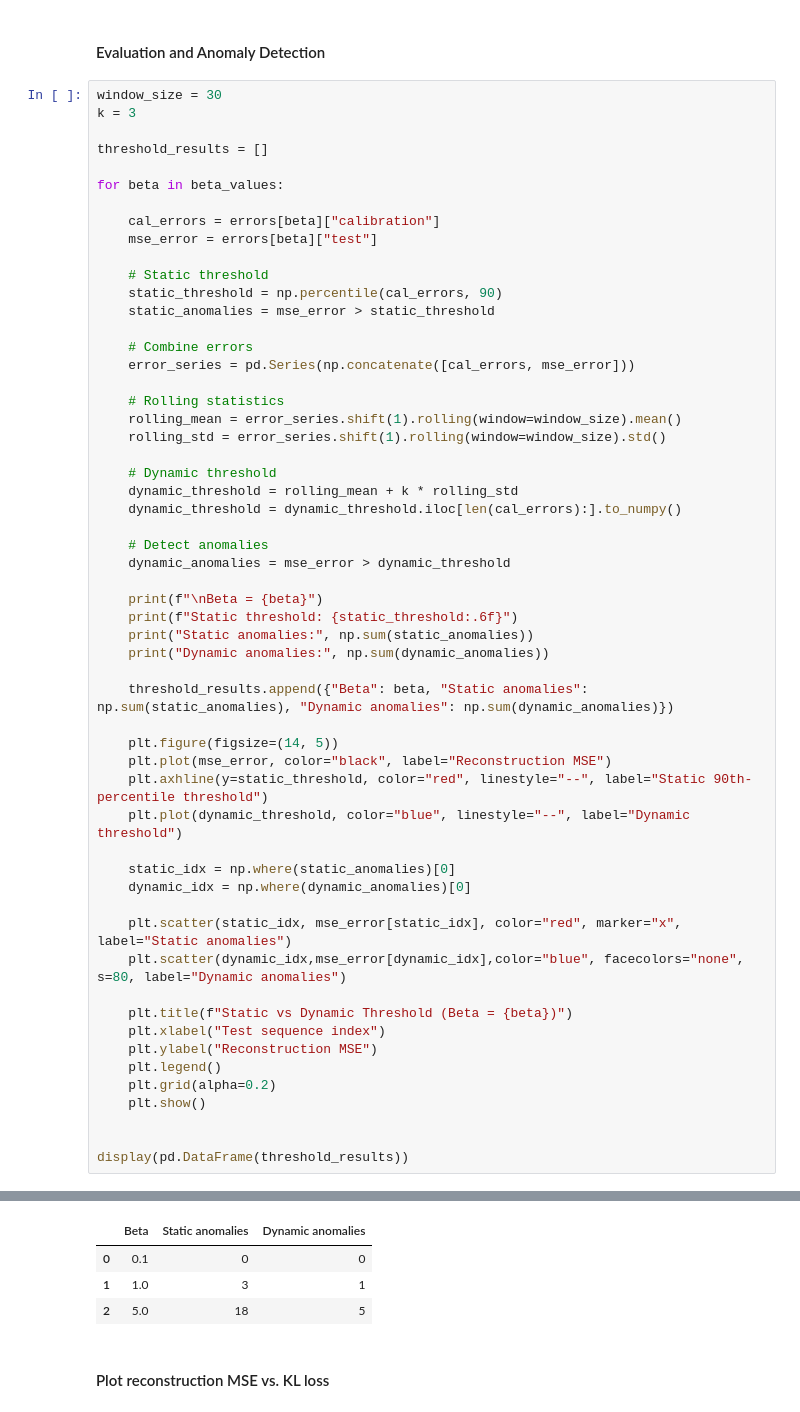
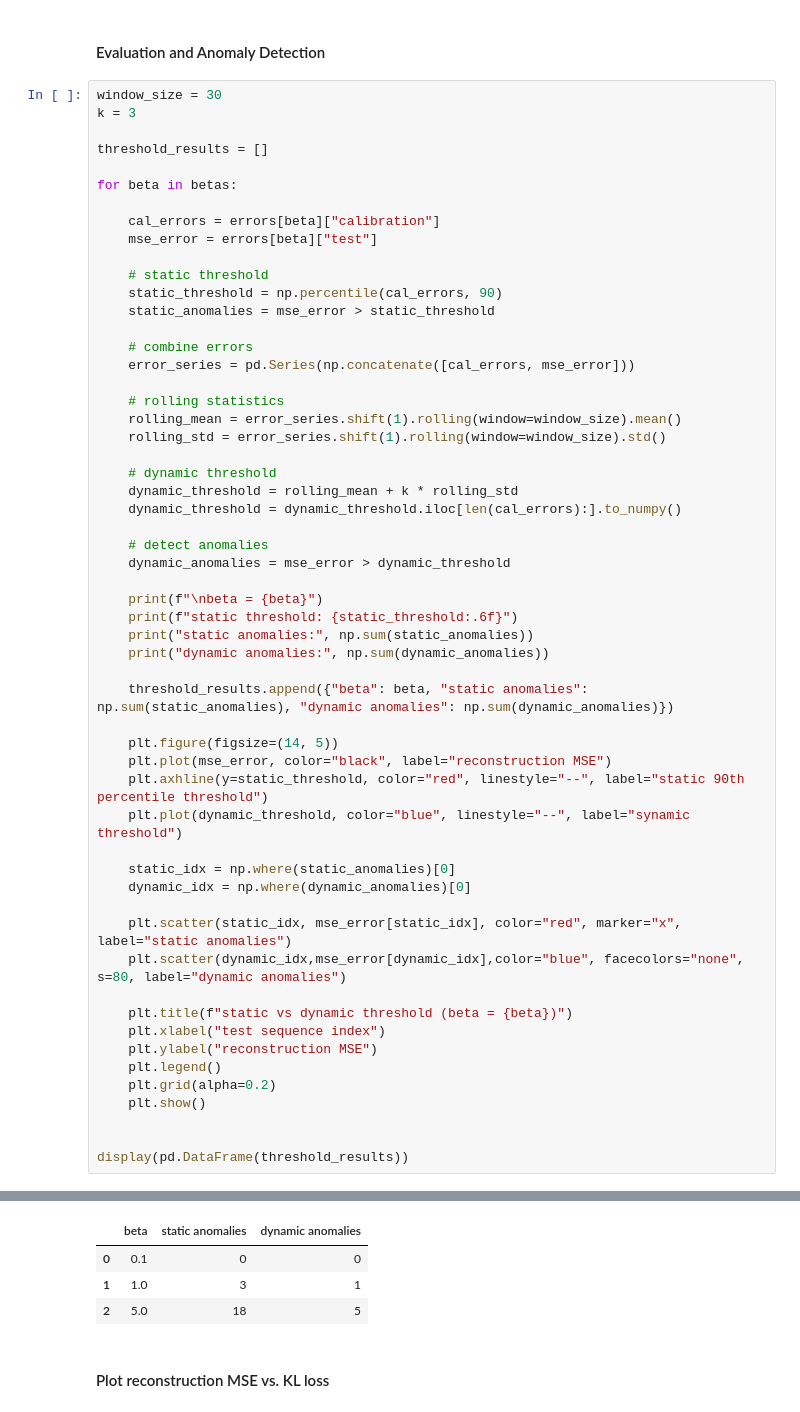
Before and after one commit to aabb00dd/Abdalrahman_Mohammed_Casper_Aborres, a Jupyter notebook: Assignment 2510.ipynb, the cells around one changed output, grey strips where cells are left out. Cells and saved outputs as stored; diff of their text form.

```diff
--- a/Assignment 2510.ipynb
+++ b/Assignment 2510.ipynb
@@ -311,50 +313,50 @@ k = 3
 
 threshold_results = []
 
-for beta in beta_values:
+for beta in betas:
 
     cal_errors = errors[beta]["calibration"]
     mse_error = errors[beta]["test"]
 
-    # Static threshold
+    # static threshold
     static_threshold = np.percentile(cal_errors, 90)
     static_anomalies = mse_error > static_threshold
 
-    # Combine errors
+    # combine errors
     error_series = pd.Series(np.concatenate([cal_errors, mse_error]))
 
-    # Rolling statistics
+    # rolling statistics
     rolling_mean = error_series.shift(1).rolling(window=window_size).mean()
     rolling_std = error_series.shift(1).rolling(window=window_size).std()
 
-    # Dynamic threshold
+    # dynamic threshold
     dynamic_threshold = rolling_mean + k * rolling_std
     dynamic_threshold = dynamic_threshold.iloc[len(cal_errors):].to_numpy()
 
-    # Detect anomalies
+    # detect anomalies
     dynamic_anomalies = mse_error > dynamic_threshold
 
-    print(f"\nBeta = {beta}")
-    print(f"Static threshold: {static_threshold:.6f}")
-    print("Static anomalies:", np.sum(static_anomalies))
-    print("Dynamic anomalies:", np.sum(dynamic_anomalies))
+    print(f"\nbeta = {beta}")
+    print(f"static threshold: {static_threshold:.6f}")
+    print("static anomalies:", np.sum(static_anomalies))
+    print("dynamic anomalies:", np.sum(dynamic_anomalies))
 
-    threshold_results.append({"Beta": beta, "Static anomalies": np.sum(static_anomalies), "Dynamic anomalies": np.sum(dynamic_anomalies)})
+    threshold_results.append({"beta": beta, "static anomalies": np.sum(static_anomalies), "dynamic anomalies": np.sum(dynamic_anomalies)})
 
     plt.figure(figsize=(14, 5))
-    plt.plot(mse_error, color="black", label="Reconstruction MSE")
-    plt.axhline(y=static_threshold, color="red", linestyle="--", label="Static 90th-percentile threshold")
-    plt.plot(dynamic_threshold, color="blue", linestyle="--", label="Dynamic threshold")
+    plt.plot(mse_error, color="black", label="reconstruction MSE")
+    plt.axhline(y=static_threshold, color="red", linestyle="--", label="static 90th percentile threshold")
+    plt.plot(dynamic_threshold, color="blue", linestyle="--", label="synamic threshold")
 
     static_idx = np.where(static_anomalies)[0]
     dynamic_idx = np.where(dynamic_anomalies)[0]
 
-    plt.scatter(static_idx, mse_error[static_idx], color="red", marker="x", label="Static anomalies")
-    plt.scatter(dynamic_idx,mse_error[dynamic_idx],color="blue", facecolors="none", s=80, label="Dynamic anomalies")
+    plt.scatter(static_idx, mse_error[static_idx], color="red", marker="x", label="static anomalies")
+    plt.scatter(dynamic_idx,mse_error[dynamic_idx],color="blue", facecolors="none", s=80, label="dynamic anomalies")
 
-    plt.title(f"Static vs Dynamic Threshold (Beta = {beta})")
-    plt.xlabel("Test sequence index")
-    plt.ylabel("Reconstruction MSE")
+    plt.title(f"static vs dynamic threshold (beta = {beta})")
+    plt.xlabel("test sequence index")
+    plt.ylabel("reconstruction MSE")
     plt.legend()
     plt.grid(alpha=0.2)
     plt.show()
@@ -379,5 +381,5 @@ Dynamic anomalies: 5
 [figure]
-|  | Beta | Static anomalies | Dynamic anomalies |
+|  | beta | static anomalies | dynamic anomalies |
 | 0 | 0.1 | 0 | 0 |
 | 1 | 1.0 | 3 | 1 |
 | 2 | 5.0 | 18 | 5 |
```
Also changed, not shown: parts of 6 cells of this notebook.
